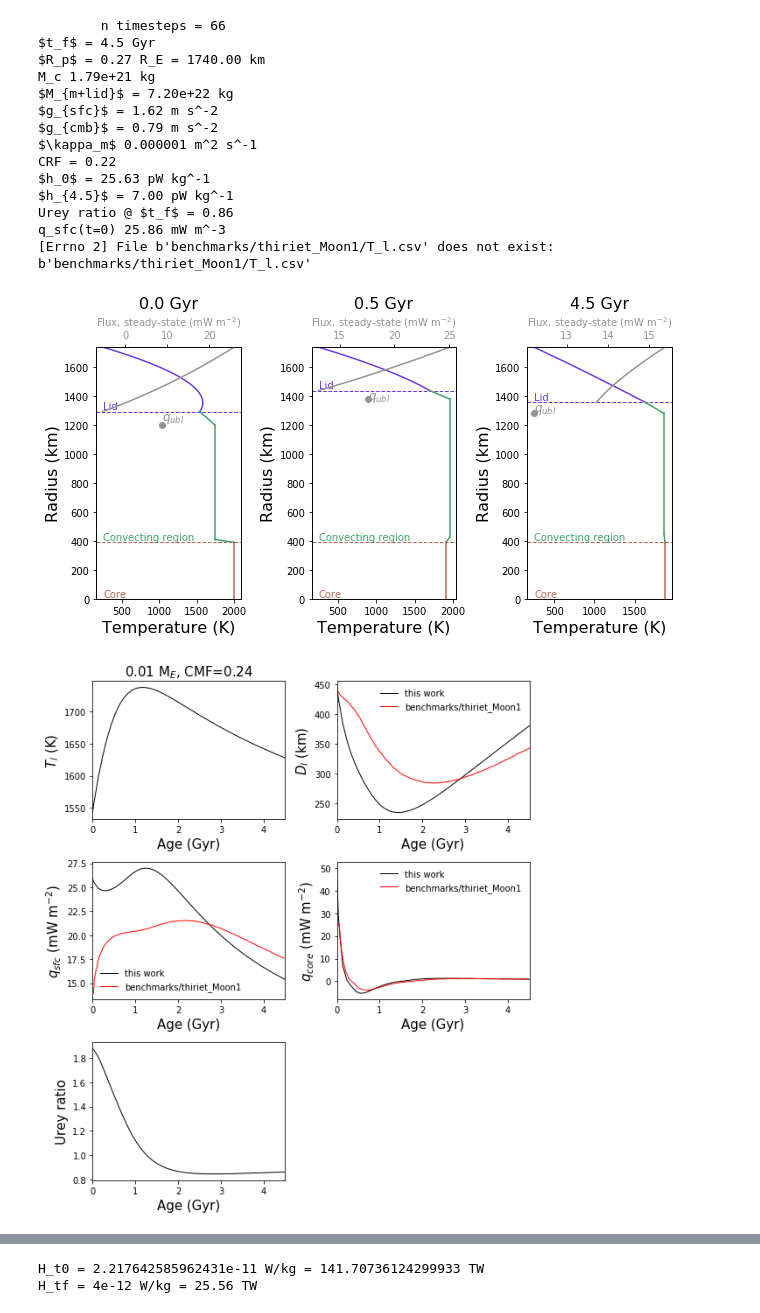
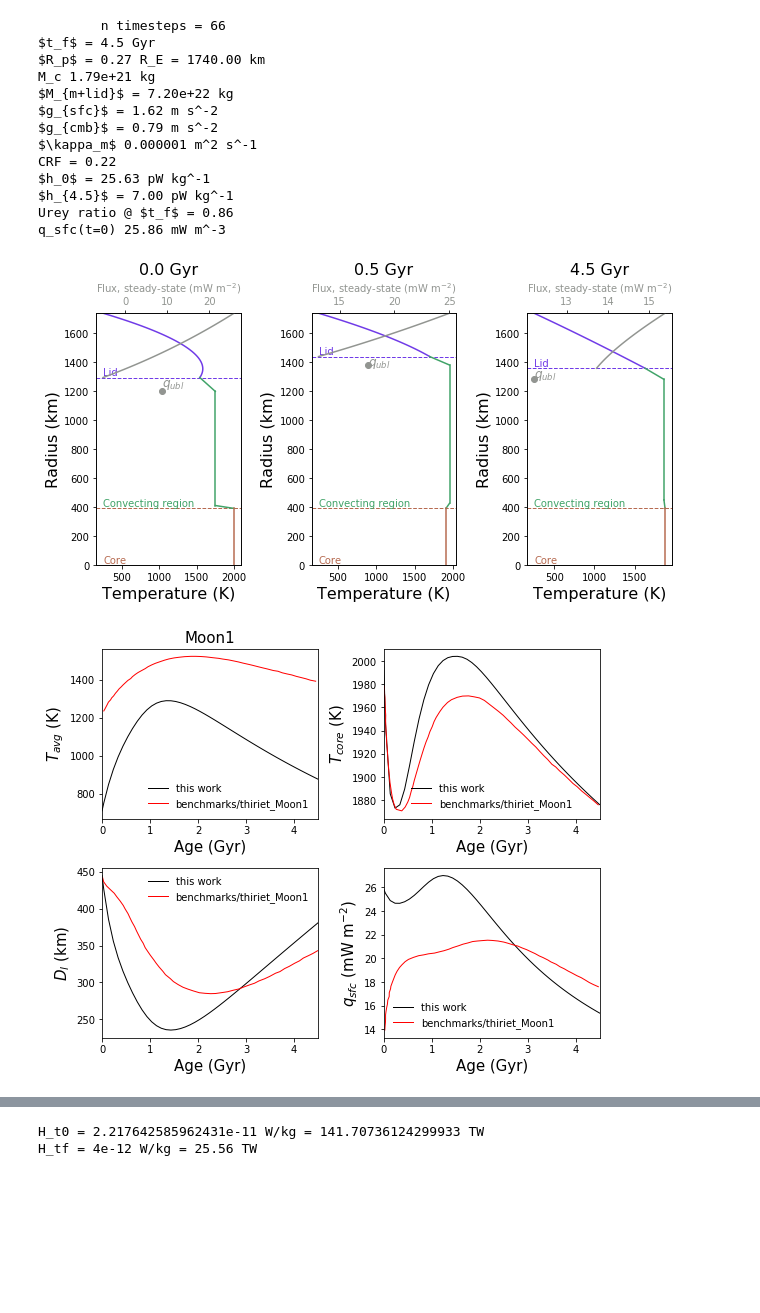
Before and after one commit to clairesworld/exo-top, a Jupyter notebook: thermal_evolution_3layer.ipynb, the cells around one changed output, grey strips where cells are left out. Drawn from its saved outputs; the diff is of its cells as text; code cells hidden in the pictures; blank space fills up the shorter version.

Commit message:
benchmarking Mercury and Moon

```diff
--- a/thermal_evolution_3layer.ipynb
+++ b/thermal_evolution_3layer.ipynb
@@ -75,6 +75,8 @@ names={'T_m':'$T_m$ (K)', 'T_c':'$T_c$ (K)', 'D_l':'$D_l$ (km)', 'eta_m':'$\eta_
        'q_ubl':'$q_{ubl}$ (mW m$^{-2}$)', 'M_mi':'$M_{mantle}$ (kg)','Q_ubl':'$Q_{ubl}$ (TW)',
        'Q_core':'$Q_{core}$ (TW)', 'q_sfc':'$q_{sfc}$ (mW m$^{-2}$)', 'Q_sfc':'$Q_{sfc}$ (TW)',
        'q_core':'$q_{core}$ (mW m$^{-2}$)', 'urey':'Urey ratio', 'Ra_i':'Ra$_i$'} # format variable_name:ylabel
+
+ident = '%.2f'%(kwargs['M_p']/M_E)+' M$_E$, CMF='+str(CMF) # run id
 # %%
 ###### ASTRONOMY ######
 
@@ -767,39 +781,42 @@ lambda_n = np.array([0.155, 0.985, 0.0495, 0.555])*1e-9/years2sec # half life in
 H_0 = 7e-12 # radiogenic heating in W/kg at t_f
 
 # what to plot
-names = {'T_avg':'$T_{avg}$ (K)', 'D_l':'$D_l$ (km)', 'q_sfc':'$q_{sfc}$ (mW m$^{-2}$)',
+names = {'T_avg':'$T_{avg}$ (K)', 'T_c':'$T_{core}$ (K)',
+         'D_l':'$D_l$ (km)', 'q_sfc':'$q_{sfc}$ (mW m$^{-2}$)',
          'q_core':'$q_{core}$ (mW m$^{-2}$)',
          #'urey':'Urey ratio', 'q_ubl':'$q_{ubl}$ (mW m$^{-2}$)'
         }
+ident = 'Moon1'
 
 kwargs = dict(Alb=Alb, rho_m=rho_m, H_0=H_0, c_n=c_n, p_n=p_n, lambda_n=lambda_n,
                  L=L*L_sun, Ra_crit_u=Ra_crit, adiabats=0, R_p0=R_p0, R_c0=R_c0,
                  alpha_m=alpha_m, k_m=k_m, CMF=None, rho_c=rho_c, rho_lith=rho_lith, visc_type='Thi',
                  c_m=c_m, #<----??? TODO: check if you need constant volume c_p
                  c_c=c_c, k_lm=k_lm, beta_u=beta_u, beta_c=beta_c, a_rh=a_rh,
                  Ea=Ea, eta_0=eta_0, T_ref=T_ref, T_s=T_s, M_p=M_p*M_E, a=a*AU2m,
                  T_m0=T_m0, T_c0=T_c0, D_l0 = D_l0, t0=0, tf=t_f*1e9*years2sec)
 
 f_Moon1 = solve(**kwargs)
-snaps(f_Moon1, plot_snapshots=[0, 25, -1], fig_path=fig_path, plots_save=False, **kwargs)
-plot_output(f_Moon1, names, ncols=2, plots_save=False, compare_dir='benchmarks/thiriet_Moon1', **kwargs)
-interp_benchmark(f_Moon1, compare_dir='benchmarks/thiriet_Moon1', fig_path=fig_path, plots_save=False, **kwargs)
 
-# expect q_sfc to be off by 4.5 mW m^-3 average
+save=True
+snaps(f_Moon1, plot_snapshots=[0, 25, -1], fig_path=fig_path, plots_save=save, ident=ident, **kwargs)
+plot_output(f_Moon1, names, ncols=2, plots_save=save, compare_dir='benchmarks/thiriet_Moon1', ident=ident,
+            fig_path=fig_path, **kwargs)
+# plot_qsfc_error(f_Moon1, compare_dir='benchmarks/thiriet_Moon1', fig_path=fig_path, plots_save=save,
+#                   ident=ident, **kwargs)
 # %% [output]
         n timesteps = 66
 $t_f$ = 4.5 Gyr
 $R_p$ = 0.27 R_E = 1740.00 km
 M_c 1.79e+21 kg
 $M_{m+lid}$ = 7.20e+22 kg
 $g_{sfc}$ = 1.62 m s^-2
 $g_{cmb}$ = 0.79 m s^-2
 $\kappa_m$ 0.000001 m^2 s^-1
 CRF = 0.22
 $h_0$ = 25.63 pW kg^-1
 $h_{4.5}$ = 7.00 pW kg^-1
 Urey ratio @ $t_f$ = 0.86
 q_sfc(t=0) 25.86 mW m^-3
-[Errno 2] File b'benchmarks/thiriet_Moon1/T_l.csv' does not exist: b'benchmarks/thiriet_Moon1/T_l.csv'
 [figure]
-[figure, old version]
+[figure, new version]
```
Also changed, not shown: parts of 6 cells of this notebook, 1 other file.
